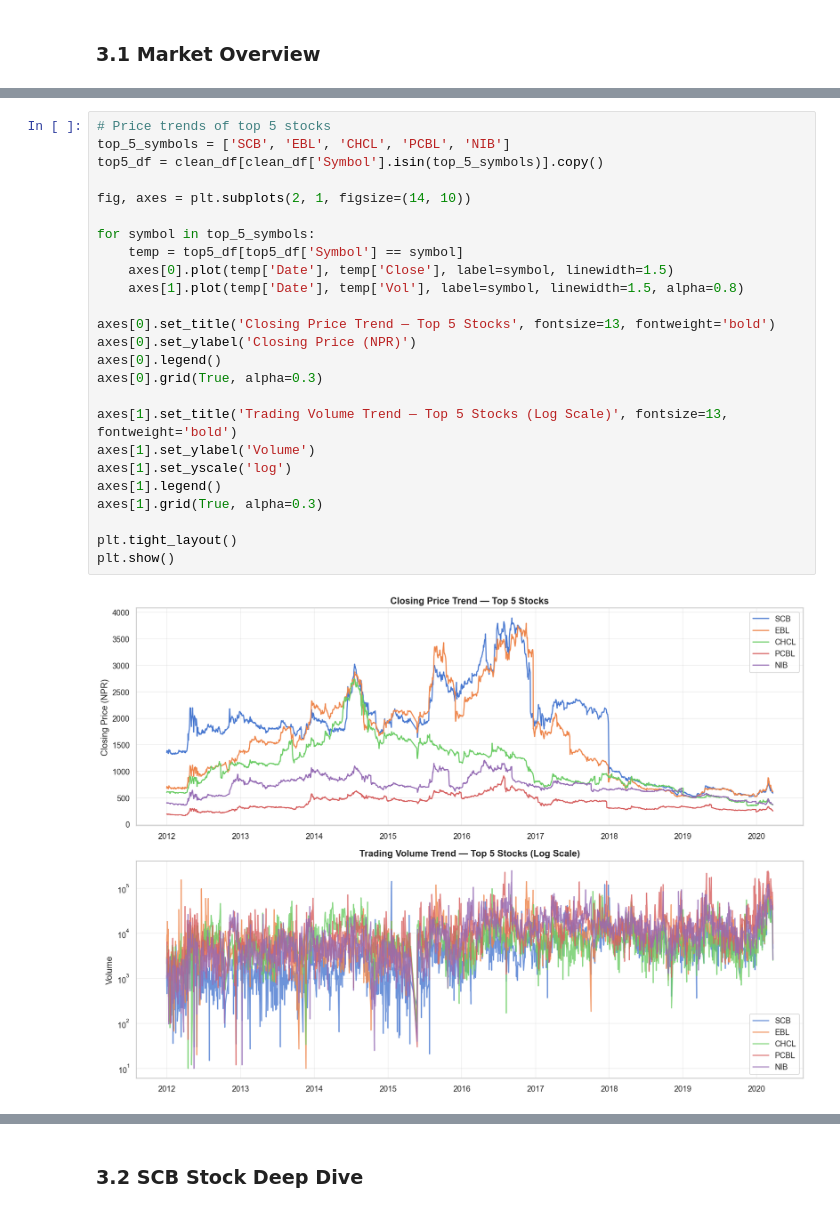
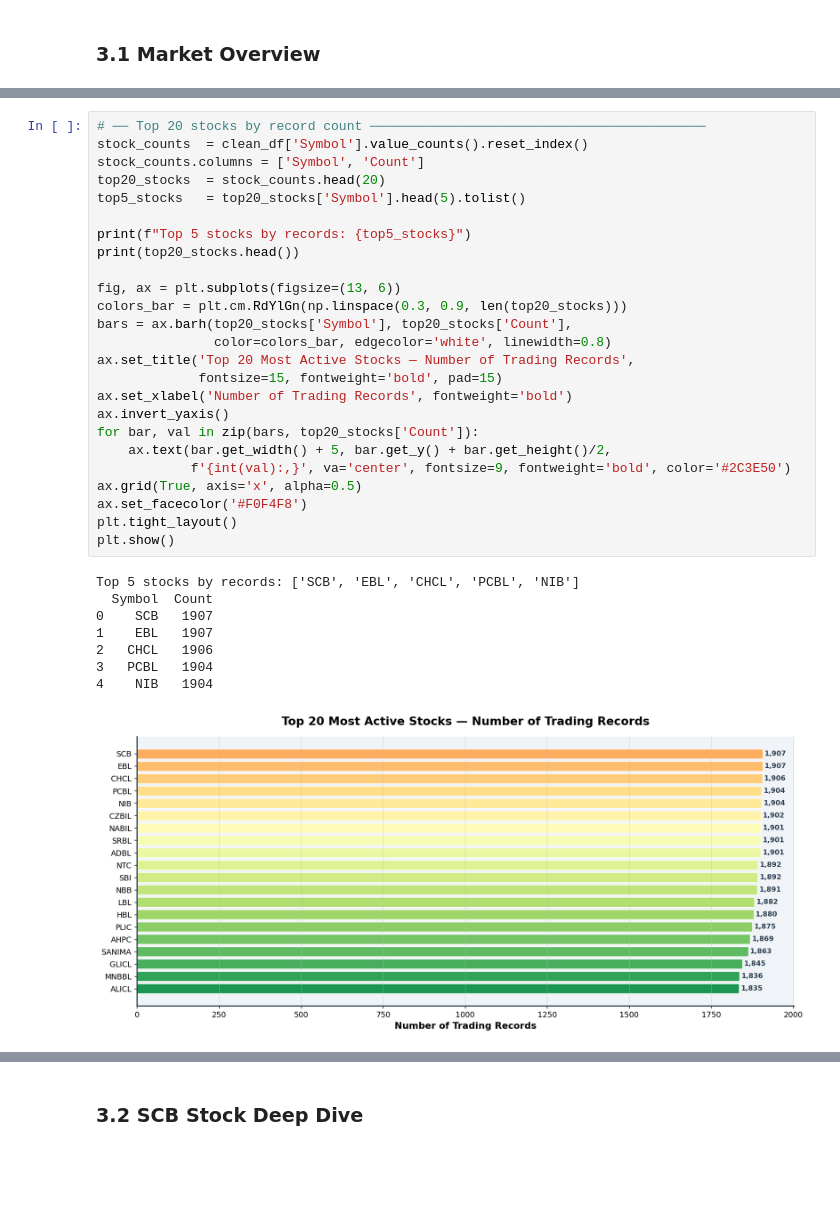
Before and after one commit to AnjalSubedi/Nepal-Stock-Market-Prediction, a Jupyter notebook: nepal-stock-market.ipynb, the cells around one changed output, grey strips where cells are left out. Saved outputs shown, nothing was run; the diff lists cells and outputs as text; blank space fills up the shorter version.

```diff
--- a/nepal-stock-market.ipynb
+++ b/nepal-stock-market.ipynb
@@ -156,27 +176,34 @@ plt.show()
-# %%
-# Price trends of top 5 stocks
-top_5_symbols = ['SCB', 'EBL', 'CHCL', 'PCBL', 'NIB']
-top5_df = clean_df[clean_df['Symbol'].isin(top_5_symbols)].copy()
-
-fig, axes = plt.subplots(2, 1, figsize=(14, 10))
-
-for symbol in top_5_symbols:
-    temp = top5_df[top5_df['Symbol'] == symbol]
-    axes[0].plot(temp['Date'], temp['Close'], label=symbol, linewidth=1.5)
-    axes[1].plot(temp['Date'], temp['Vol'], label=symbol, linewidth=1.5, alpha=0.8)
-
-axes[0].set_title('Closing Price Trend — Top 5 Stocks', fontsize=13, fontweight='bold')
-axes[0].set_ylabel('Closing Price (NPR)')
-axes[0].legend()
-axes[0].grid(True, alpha=0.3)
-
-axes[1].set_title('Trading Volume Trend — Top 5 Stocks (Log Scale)', fontsize=13, fontweight='bold')
-axes[1].set_ylabel('Volume')
-axes[1].set_yscale('log')
-axes[1].legend()
-axes[1].grid(True, alpha=0.3)
-
-plt.tight_layout()
-plt.show()
-# %% [output]
-[figure, removed]
+# %%
+# ── Top 20 stocks by record count ───────────────────────────────────────────
+stock_counts  = clean_df['Symbol'].value_counts().reset_index()
+stock_counts.columns = ['Symbol', 'Count']
+top20_stocks  = stock_counts.head(20)
+top5_stocks   = top20_stocks['Symbol'].head(5).tolist()
+
+print(f"Top 5 stocks by records: {top5_stocks}")
+print(top20_stocks.head())
+
+fig, ax = plt.subplots(figsize=(13, 6))
+colors_bar = plt.cm.RdYlGn(np.linspace(0.3, 0.9, len(top20_stocks)))
+bars = ax.barh(top20_stocks['Symbol'], top20_stocks['Count'],
+               color=colors_bar, edgecolor='white', linewidth=0.8)
+ax.set_title('Top 20 Most Active Stocks — Number of Trading Records',
+             fontsize=15, fontweight='bold', pad=15)
+ax.set_xlabel('Number of Trading Records', fontweight='bold')
+ax.invert_yaxis()
+for bar, val in zip(bars, top20_stocks['Count']):
+    ax.text(bar.get_width() + 5, bar.get_y() + bar.get_height()/2,
+            f'{int(val):,}', va='center', fontsize=9, fontweight='bold', color='#2C3E50')
+ax.grid(True, axis='x', alpha=0.5)
+ax.set_facecolor('#F0F4F8')
+plt.tight_layout()
+plt.show()
+# %% [output]
+Top 5 stocks by records: ['SCB', 'EBL', 'CHCL', 'PCBL', 'NIB']
+  Symbol  Count
+0    SCB   1907
+1    EBL   1907
+2   CHCL   1906
+3   PCBL   1904
+4    NIB   1904
+[figure, added]
```
Also changed, not shown: parts of 33 cells of this notebook.
